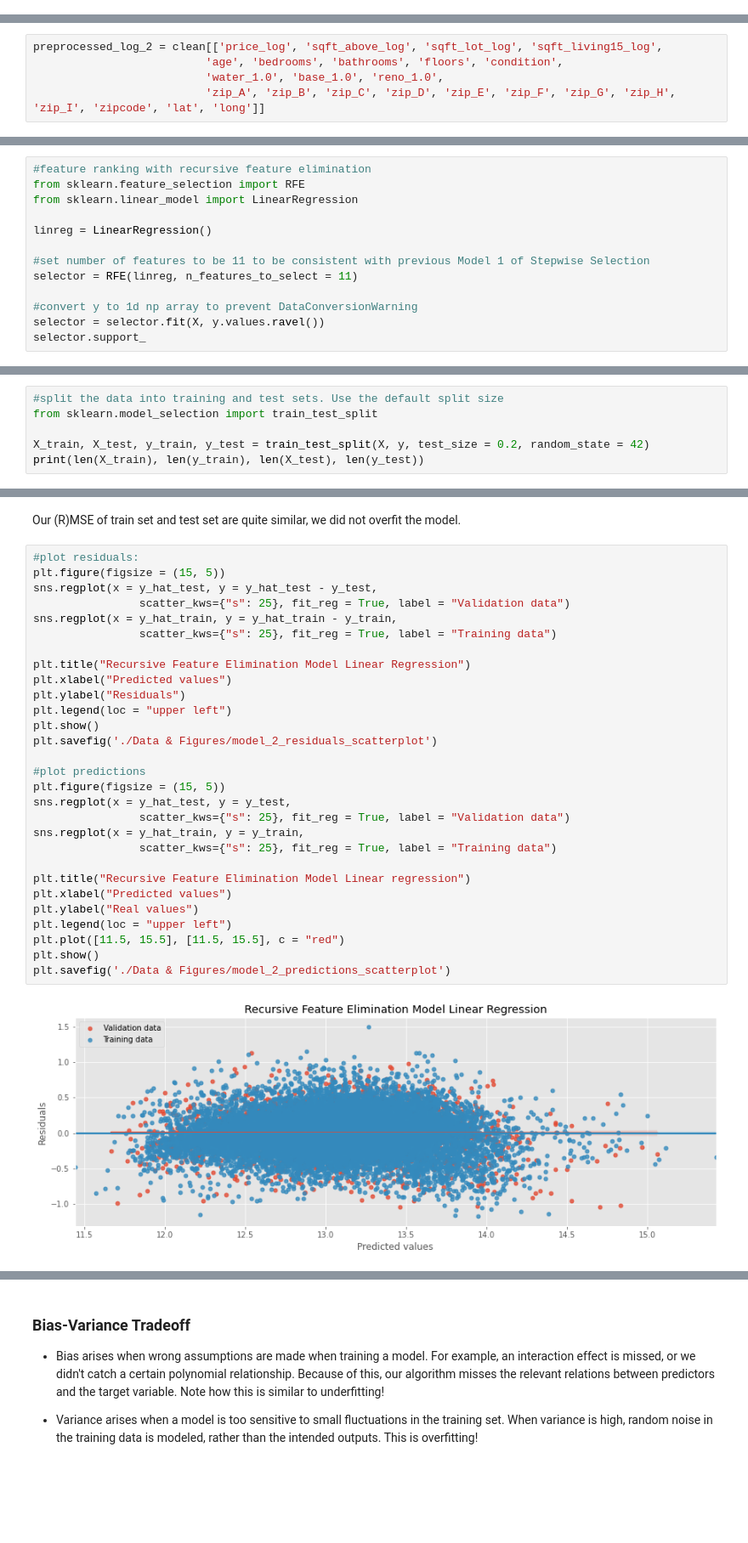
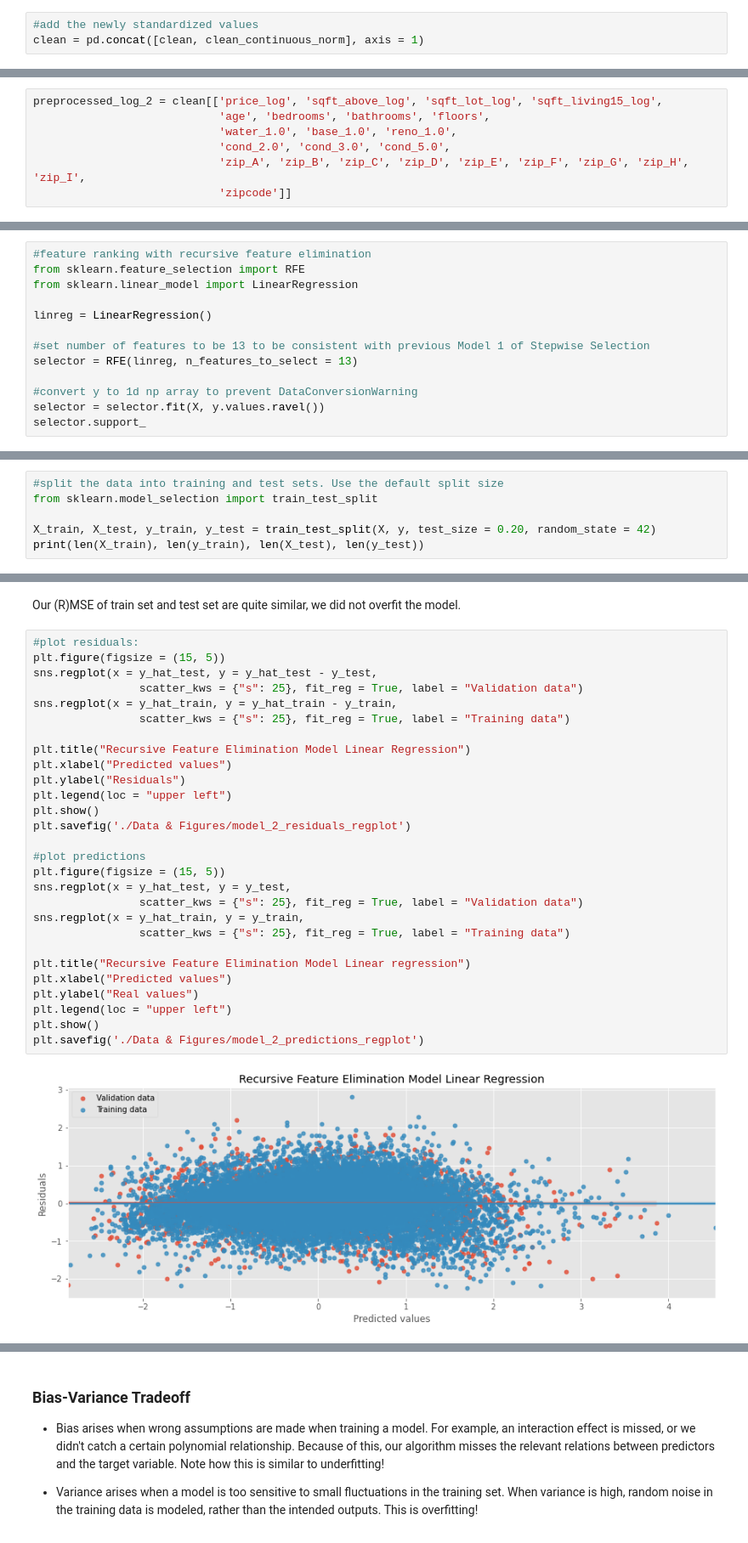
Before and after one commit to baotramduong/Portfolio_Project_Multivariate_Linear_Regression_King_County_Housing, a Jupyter notebook: Part II.B - Machine Learning with Log Transformation.ipynb, the cells around one changed output, grey strips where cells are left out. Shown at 85% size. Cells and saved outputs as stored; diff of their text form; blank space fills up the shorter version.

```diff
--- a/Part II.B - Machine Learning with Log Transformation.ipynb
+++ b/Part II.B - Machine Learning with Log Transformation.ipynb
@@ -52,0 +81,3 @@ Index(['price', 'price_log', 'sqft_above', 'sqft_above_log', 'sqft_lot',
+# %%
+#add the newly standardized values
+clean = pd.concat([clean, clean_continuous_norm], axis = 1)
@@ -550,9 +655,11 @@ RFE is popular because it is easy to configure and use and because it is effecti
 RFE assigns weights to features (e.g., the coefficients of a linear model), the goal of recursive feature elimination (RFE) is to select features by recursively considering smaller and smaller sets of features. First, the estimator is trained on the initial set of features and the importance of each feature is obtained either through any specific attribute or callable. Then, the least important features are pruned from current set of features. That procedure is recursively repeated on the pruned set until the desired number of features to select is eventually reached.
 # %%
 preprocessed_log_2 = clean[['price_log', 'sqft_above_log', 'sqft_lot_log', 'sqft_living15_log',
-                          'age', 'bedrooms', 'bathrooms', 'floors', 'condition',
-                          'water_1.0', 'base_1.0', 'reno_1.0',
-                          'zip_A', 'zip_B', 'zip_C', 'zip_D', 'zip_E', 'zip_F', 'zip_G', 'zip_H', 'zip_I', 'zipcode', 'lat', 'long']]
+                            'age', 'bedrooms', 'bathrooms', 'floors',
+                            'water_1.0', 'base_1.0', 'reno_1.0',
+                            'cond_2.0', 'cond_3.0', 'cond_5.0',
+                            'zip_A', 'zip_B', 'zip_C', 'zip_D', 'zip_E', 'zip_F', 'zip_G', 'zip_H', 'zip_I',
+                            'zipcode']]
 # %%
 X = preprocessed_log_2.drop(['price_log'], axis=1)
 y = preprocessed_log_2['price_log']
@@ -563,8 +674,8 @@ from sklearn.linear_model import LinearRegression
 
 linreg = LinearRegression()
 
-#set number of features to be 11 to be consistent with previous Model 1 of Stepwise Selection
-selector = RFE(linreg, n_features_to_select = 11)
+#set number of features to be 13 to be consistent with previous Model 1 of Stepwise Selection
+selector = RFE(linreg, n_features_to_select = 13)
 
 #convert y to 1d np array to prevent DataConversionWarning
 selector = selector.fit(X, y.values.ravel())
@@ -843,7 +903,7 @@ In order to get a good sense of how well our model will be doing on new instance
 #split the data into training and test sets. Use the default split size
 from sklearn.model_selection import train_test_split
 
-X_train, X_test, y_train, y_test = train_test_split(X, y, test_size = 0.2, random_state = 42)
+X_train, X_test, y_train, y_test = train_test_split(X, y, test_size = 0.20, random_state = 42)
 print(len(X_train), len(y_train), len(X_test), len(y_test))
 # %% [output]
 17136 17136 4284 4284
@@ -882,32 +942,31 @@ Our (R)MSE of train set and test set are quite similar, we  did not overfit the
 # %%
 #plot residuals:
 plt.figure(figsize = (15, 5))
 sns.regplot(x = y_hat_test, y = y_hat_test - y_test,
-                scatter_kws={"s": 25}, fit_reg = True, label = "Validation data")
+                scatter_kws = {"s": 25}, fit_reg = True, label = "Validation data")
 sns.regplot(x = y_hat_train, y = y_hat_train - y_train,
-                scatter_kws={"s": 25}, fit_reg = True, label = "Training data")
+                scatter_kws = {"s": 25}, fit_reg = True, label = "Training data")
 
 plt.title("Recursive Feature Elimination Model Linear Regression")
 plt.xlabel("Predicted values")
 plt.ylabel("Residuals")
 plt.legend(loc = "upper left")
 plt.show()
-plt.savefig('./Data & Figures/model_2_residuals_scatterplot')
+plt.savefig('./Data & Figures/model_2_residuals_regplot')
 
 #plot predictions
 plt.figure(figsize = (15, 5))
 sns.regplot(x = y_hat_test, y = y_test,
-                scatter_kws={"s": 25}, fit_reg = True, label = "Validation data")
+                scatter_kws = {"s": 25}, fit_reg = True, label = "Validation data")
 sns.regplot(x = y_hat_train, y = y_train,
-                scatter_kws={"s": 25}, fit_reg = True, label = "Training data")
+                scatter_kws = {"s": 25}, fit_reg = True, label = "Training data")
 
 plt.title("Recursive Feature Elimination Model Linear regression")
 plt.xlabel("Predicted values")
 plt.ylabel("Real values")
 plt.legend(loc = "upper left")
-plt.plot([11.5, 15.5], [11.5, 15.5], c = "red")
 plt.show()
-plt.savefig('./Data & Figures/model_2_predictions_scatterplot')
+plt.savefig('./Data & Figures/model_2_predictions_regplot')
 # %% [output]
-[figure, old version]
+[figure, new version]
 <Figure size 432x288 with 0 Axes>
```
Also changed, not shown: parts of 107 cells of this notebook.
